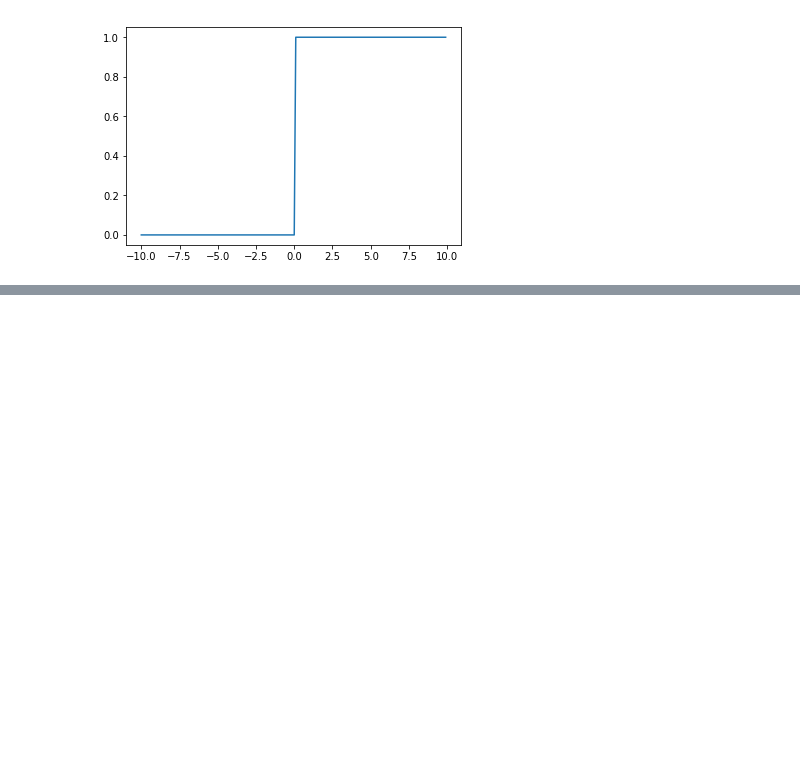
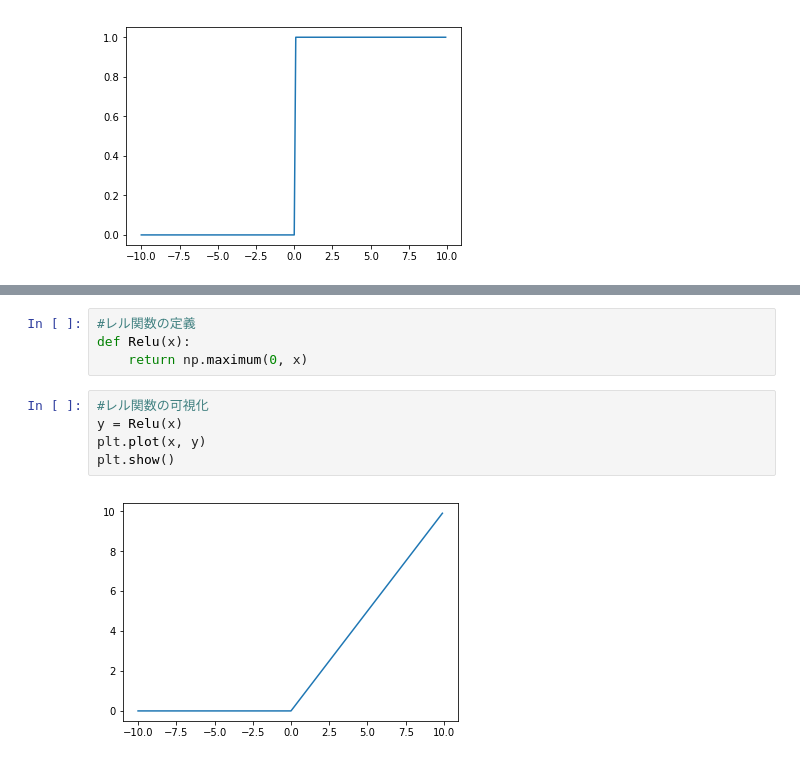
Before and after one commit to human92/AI_learning, a Jupyter notebook: activation_function.ipynb, the cells around one changed output, grey strips where cells are left out. Cells and saved outputs as stored; diff of their text form; blank space fills up the shorter version.

```diff
--- a/activation_function.ipynb
+++ b/activation_function.ipynb
@@ -33,0 +45,11 @@ plt.show()
+# %%
+#レル関数の定義
+def Relu(x):
+    return np.maximum(0, x)
+# %%
+#レル関数の可視化
+y = Relu(x)
+plt.plot(x, y)
+plt.show()
+# %% [output]
+[figure, added]
```
Also changed, not shown: parts of 1 cell of this notebook, 1 other file.
